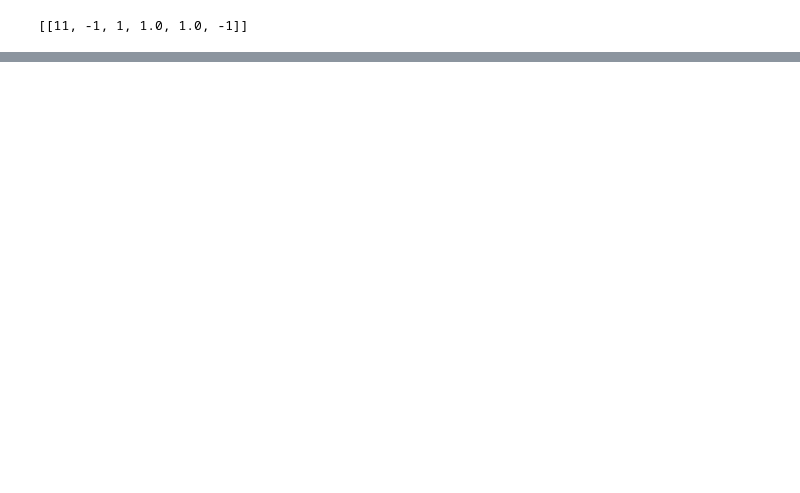
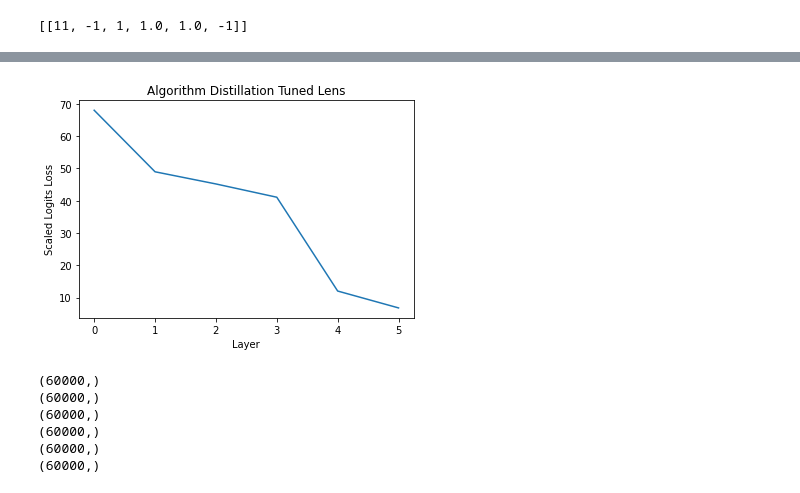
Before and after one commit to ADInterpretabilityTeam/AlgorithmDistillationInterpretability, a Jupyter notebook: experiments.ipynb, the cells around one changed output, grey strips where cells are left out. Cells and saved outputs as stored; diff of their text form; code cells hidden in the pictures; blank space fills up the shorter version.

```diff
--- a/experiments.ipynb
+++ b/experiments.ipynb
@@ -357,0 +442,57 @@ display_head(cache, labels, 2, 0, 3)
+# %%
+train_dataset.set_current_label("logits")
+test_dataset.set_current_label("logits")
+
+# Train a probe for each layer
+layer_loss = []
+for layer in range(model.transformer_config.n_layers):
+    # Train model
+    train_dataset.set_current_layer(layer)
+    X, y = train_dataset[:]
+    X = X.numpy()
+    y = y.numpy()
+    y = y[:, 1] - y[:, 0]
+    probe = LinearRegression().fit(X, y)
+    # Test probe
+    test_dataset.set_current_layer(layer)
+    X, y = test_dataset[:]
+    X = X.numpy()
+    y = y.numpy()
+    y = y[:, 1] - y[:, 0]
+    y_pred = probe.predict(X)
+    loss = mean_squared_error(y, y_pred)
+    layer_loss.append(loss)
+# %%
+plt.plot(layer_loss)
+plt.xlabel("Layer")
+plt.ylabel("Scaled Logits Loss")
+plt.title("Algorithm Distillation Tuned Lens")
+plt.show()
+# %% [output]
+[figure, added]
+# %%
+# Train a probe for each layer
+layer_loss = []
+for layer in range(model.transformer_config.n_layers):
+    # Train model
+    train_dataset.set_current_layer(layer)
+    X, y = train_dataset[:]
+    X = X.numpy()
+    y = y.numpy().argmax(axis=-1)
+    print(y.shape)
+    probe = SGDClassifier().fit(X, y)
+    # Test probe
+    test_dataset.set_current_layer(layer)
+    X, y = test_dataset[:]
+    X = X.numpy()
+    y = y.numpy().argmax(axis=-1)
+    y_pred = probe.predict(X)
+    loss = f1_score(y, y_pred)
+    layer_loss.append(loss)
+# %% [output]
+(60000,)
+(60000,)
+(60000,)
+(60000,)
+(60000,)
+(60000,)
```
Also changed, not shown: parts of 22 cells of this notebook.
